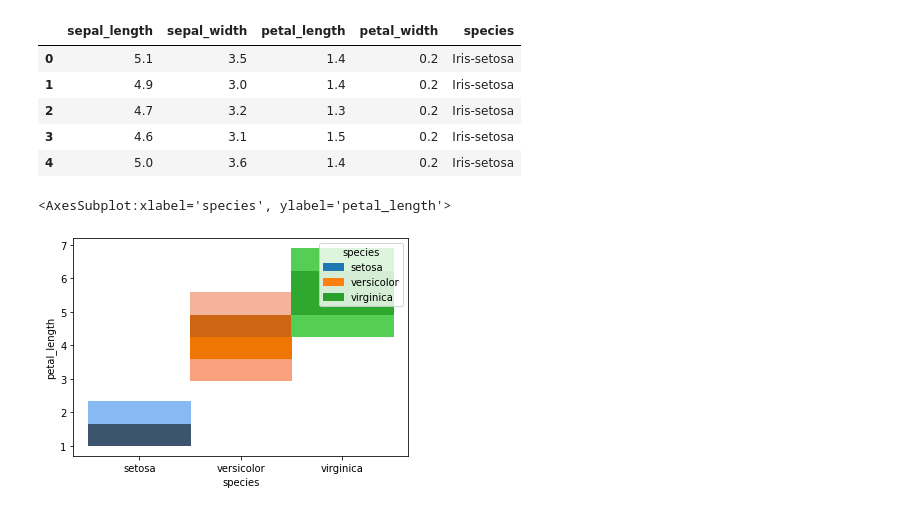
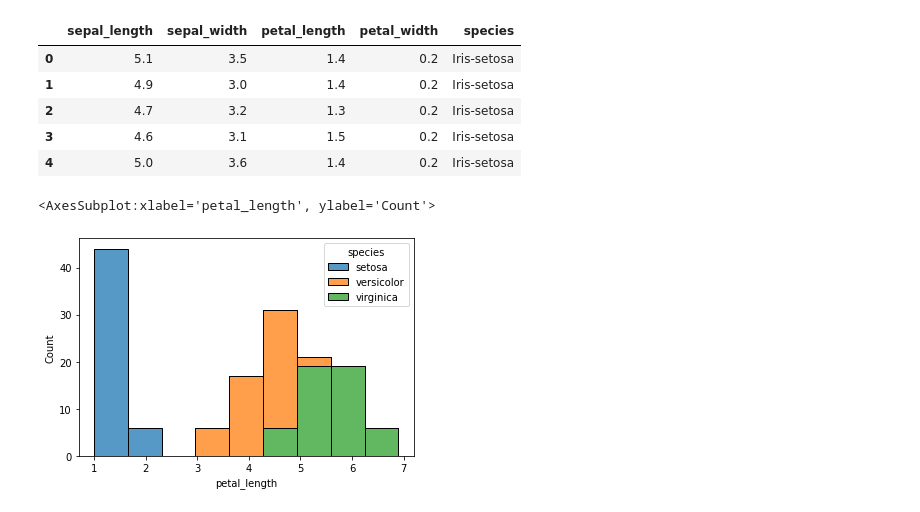
Before and after one commit to chimaihueze/Seaborn, a Jupyter notebook: plotting-functions.ipynb, the cells around one changed output. Drawn from its saved outputs; the diff is of its cells as text; code cells hidden in the pictures.

```diff
--- a/plotting-functions.ipynb
+++ b/plotting-functions.ipynb
@@ -76,7 +76,7 @@ iris = sns.load_dataset("iris")
 
 # For example, the distributions module defines functions that specialize in representing the distribution of datapoints. This includes familiar methods like the histogram:
 # %%
-sns.histplot(data = iris, x = 'species', y = 'petal_length', hue = 'species', multiple = 'stack')
+sns.histplot(data = iris, x = 'petal_length', hue = 'species', multiple = 'stack')
 # %% [output]
-<AxesSubplot:xlabel='species', ylabel='petal_length'>
+<AxesSubplot:xlabel='petal_length', ylabel='Count'>
-[figure, old version]
+[figure, new version]
```
Also changed, not shown: parts of 6 cells of this notebook, 1 other file.
